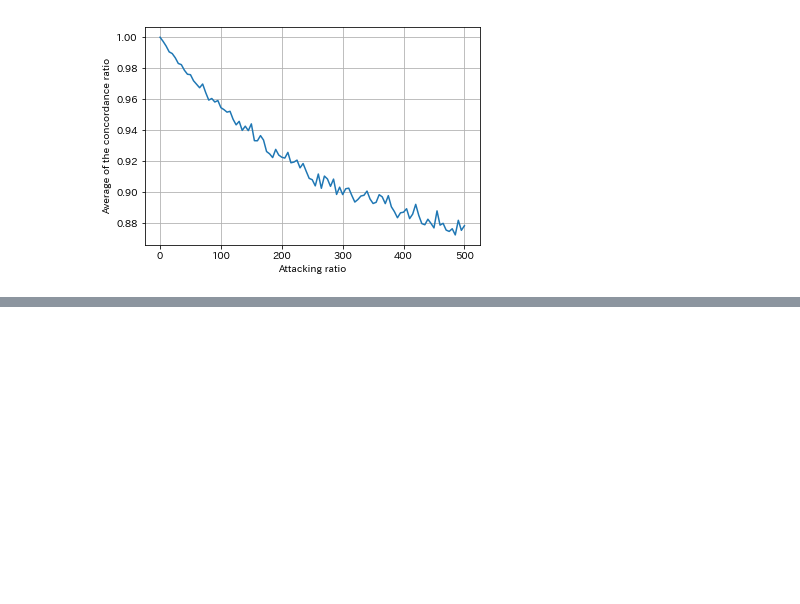
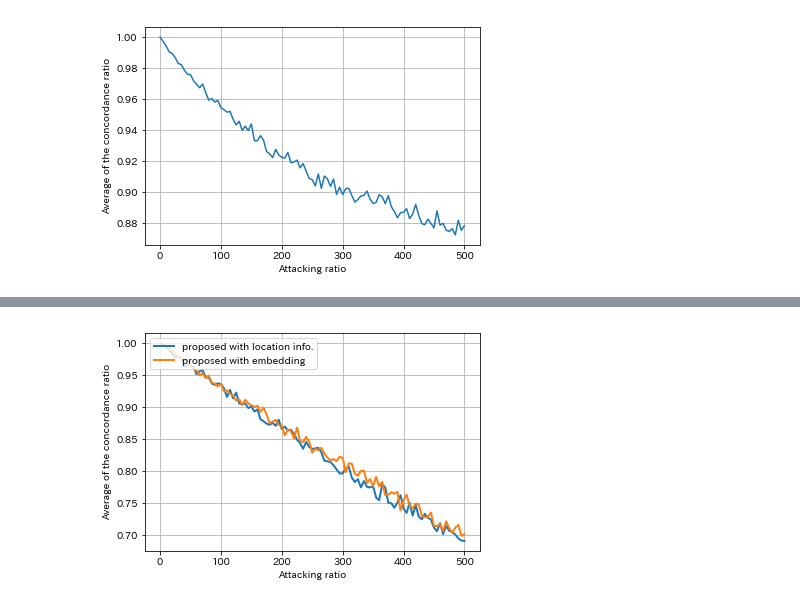
Before and after one commit to yuta1331/watermark, a Jupyter notebook: jupyter/attack_evaluation.ipynb, the cells around one changed output, grey strips where cells are left out. Saved outputs shown, nothing was run; the diff lists cells and outputs as text; code cells hidden in the pictures; blank space fills up the shorter version.

```diff
--- a/jupyter/attack_evaluation.ipynb
+++ b/jupyter/attack_evaluation.ipynb
@@ -60,0 +115,4 @@ attack_show_from_pickle('../result/attack_result_add.pkl', 'add')
+# %%
+attack_show(result_dict_list, legend_l, 'del')
+# %% [output]
+[figure, added]
```
Also changed, not shown: parts of 8 cells of this notebook, 2 other files.
